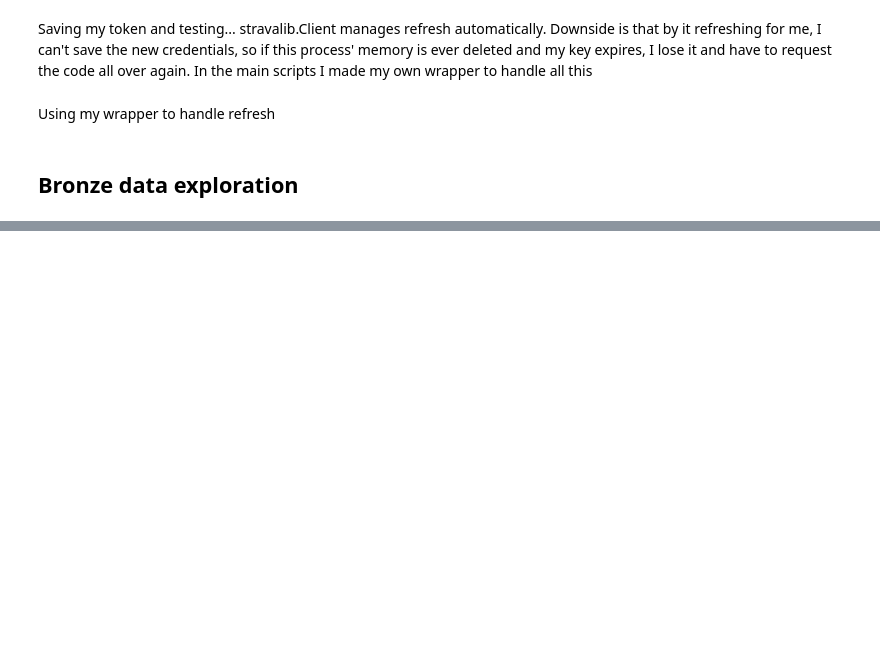
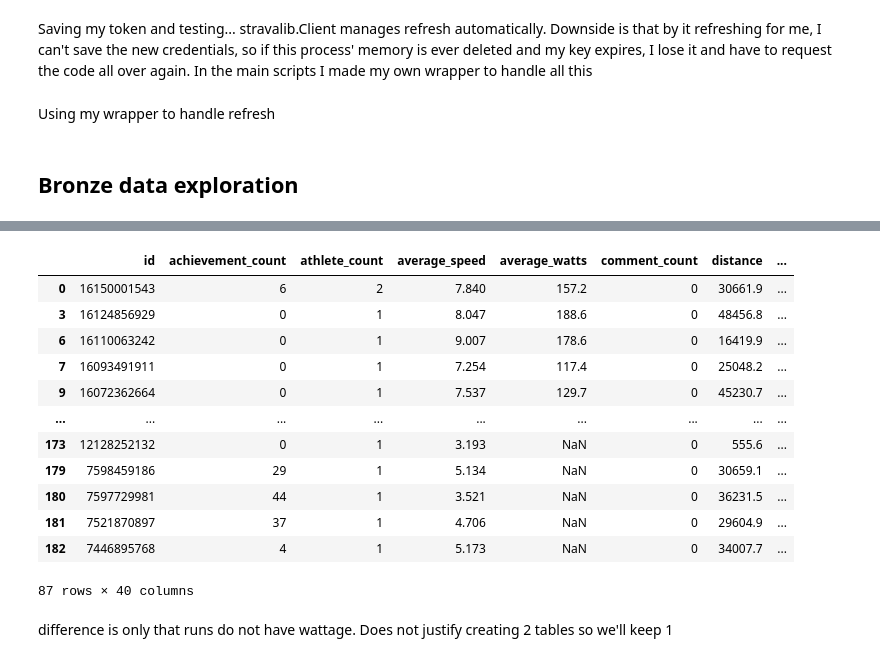
Before and after one commit to lhckb/strava-analysis, a Jupyter notebook: tests.ipynb, the cells around one changed output, grey strips where cells are left out. Cells and saved outputs as stored; diff of their text form; code cells hidden in the pictures; blank space fills up the shorter version.

```diff
--- a/tests.ipynb
+++ b/tests.ipynb
@@ -136,0 +330,3 @@ df.info()
+# %%
+df_ride = df[(df["sport_type"] == "Ride") | (df["sport_type"] == "VirtualRide")]
+df_ride.info()
@@ -136,0 +351,18 @@ df.info()
+# %%
+df_ride
+# %% [output]
+|  | id | achievement_count | athlete_count | average_speed | average_watts | comment_count | distance | ... |
+| 0 | 16150001543 | 6 | 2 | 7.840 | 157.2 | 0 | 30661.9 | ... |
+| 3 | 16124856929 | 0 | 1 | 8.047 | 188.6 | 0 | 48456.8 | ... |
+| 6 | 16110063242 | 0 | 1 | 9.007 | 178.6 | 0 | 16419.9 | ... |
+| 7 | 16093491911 | 0 | 1 | 7.254 | 117.4 | 0 | 25048.2 | ... |
+| 9 | 16072362664 | 0 | 1 | 7.537 | 129.7 | 0 | 45230.7 | ... |
+| ... | ... | ... | ... | ... | ... | ... | ... | ... |
+| 173 | 12128252132 | 0 | 1 | 3.193 | NaN | 0 | 555.6 | ... |
+| 179 | 7598459186 | 29 | 1 | 5.134 | NaN | 0 | 30659.1 | ... |
+| 180 | 7597729981 | 44 | 1 | 3.521 | NaN | 0 | 36231.5 | ... |
+| 181 | 7521870897 | 37 | 1 | 4.706 | NaN | 0 | 29604.9 | ... |
+| 182 | 7446895768 | 4 | 1 | 5.173 | NaN | 0 | 34007.7 | ... |
+87 rows × 40 columns
+# %% [markdown]
+difference is only that runs do not have wattage. Does not justify creating 2 tables so we'll keep 1
```
Also changed, not shown: parts of 32 cells of this notebook, 18 other files.
